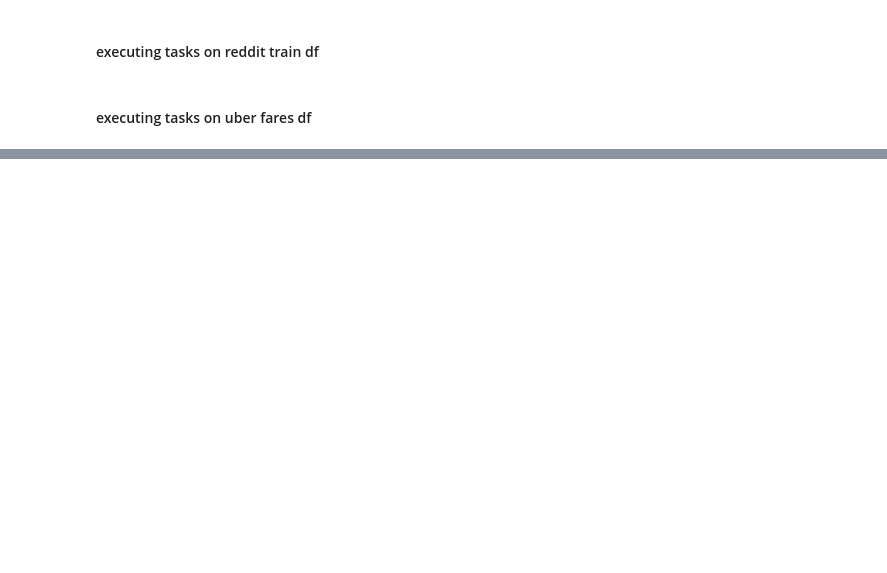
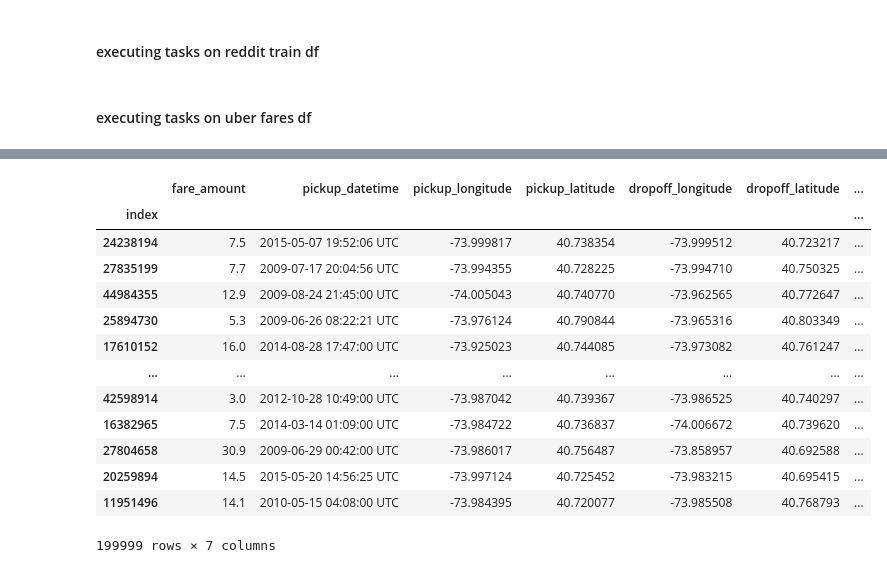
Before and after one commit to jcarballo1/CS7394_AppliedML, a Jupyter notebook: Project3/Project03.ipynb, the cells around one changed output, grey strips where cells are left out. Cells and saved outputs as stored; diff of their text form; code cells hidden in the pictures; blank space fills up the shorter version.

```diff
--- a/Project3/Project03.ipynb
+++ b/Project3/Project03.ipynb
@@ -104,0 +420,18 @@ for columnName in uber_fares_df:
+# %%
+uber_fares_df.drop(columns=['key'], inplace = True)
+uber_fares_df
+# %% [output]
+|  | fare_amount | pickup_datetime | pickup_longitude | pickup_latitude | dropoff_longitude | dropoff_latitude | ... |
+| index |  |  |  |  |  |  | ... |
+| 24238194 | 7.5 | 2015-05-07 19:52:06 UTC | -73.999817 | 40.738354 | -73.999512 | 40.723217 | ... |
+| 27835199 | 7.7 | 2009-07-17 20:04:56 UTC | -73.994355 | 40.728225 | -73.994710 | 40.750325 | ... |
+| 44984355 | 12.9 | 2009-08-24 21:45:00 UTC | -74.005043 | 40.740770 | -73.962565 | 40.772647 | ... |
+| 25894730 | 5.3 | 2009-06-26 08:22:21 UTC | -73.976124 | 40.790844 | -73.965316 | 40.803349 | ... |
+| 17610152 | 16.0 | 2014-08-28 17:47:00 UTC | -73.925023 | 40.744085 | -73.973082 | 40.761247 | ... |
+| ... | ... | ... | ... | ... | ... | ... | ... |
+| 42598914 | 3.0 | 2012-10-28 10:49:00 UTC | -73.987042 | 40.739367 | -73.986525 | 40.740297 | ... |
+| 16382965 | 7.5 | 2014-03-14 01:09:00 UTC | -73.984722 | 40.736837 | -74.006672 | 40.739620 | ... |
+| 27804658 | 30.9 | 2009-06-29 00:42:00 UTC | -73.986017 | 40.756487 | -73.858957 | 40.692588 | ... |
+| 20259894 | 14.5 | 2015-05-20 14:56:25 UTC | -73.997124 | 40.725452 | -73.983215 | 40.695415 | ... |
+| 11951496 | 14.1 | 2010-05-15 04:08:00 UTC | -73.984395 | 40.720077 | -73.985508 | 40.768793 | ... |
+199999 rows × 7 columns
```
Also changed, not shown: parts of 54 cells of this notebook.
